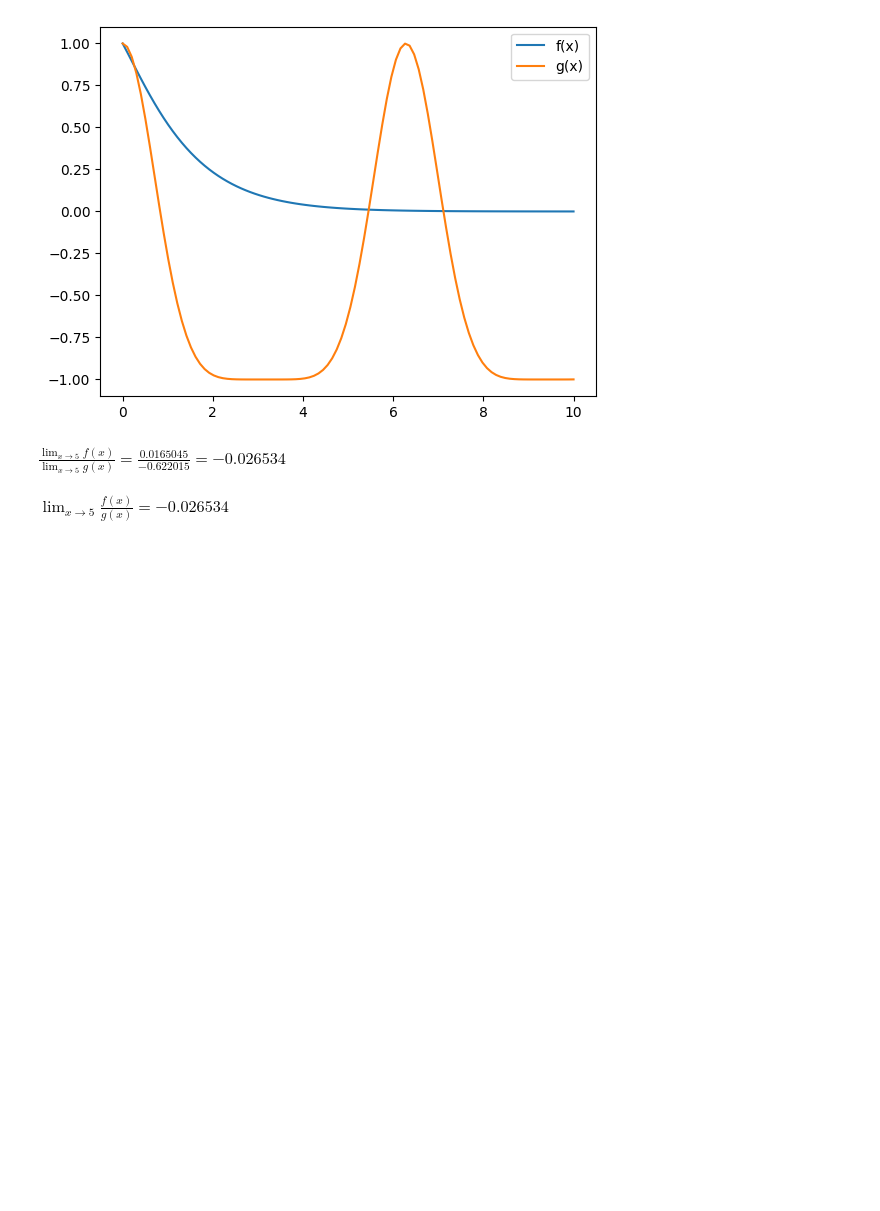
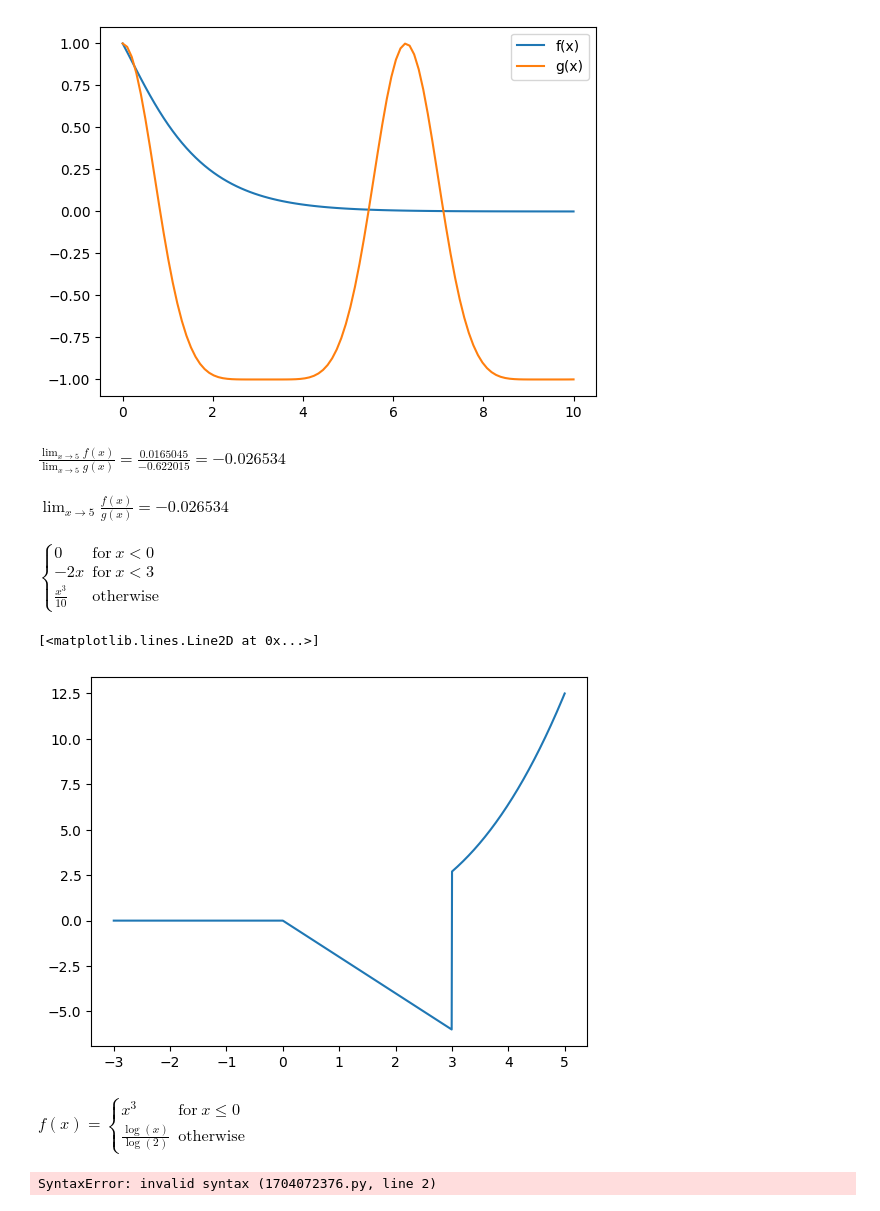
Before and after one commit to yaowenqiang/master_math_by_coding_in_python, a Jupyter notebook: calculus.ipynb, the cells around one changed output. Saved outputs shown, nothing was run; the diff lists cells and outputs as text; code cells hidden in the pictures; blank space fills up the shorter version.

Commit message:
add piecewise functions notes

```diff
--- a/calculus.ipynb
+++ b/calculus.ipynb
@@ -76,3 +76,40 @@ display(Math('\\lim_{x\\to %g} \\frac{f(x)}{g(x)} = %g'%(limit_pnt, lim_fgx)))
 # %% [output]
 $\displaystyle \frac{\lim_{x \to 5} f(x)}{\lim_{x \to 5} g(x)} = \frac{0.0165045}{-0.622015} = -0.026534$
 $\displaystyle \lim_{x\to 5} \frac{f(x)}{g(x)} = -0.026534$
+# %%
+from sympy.abc import x
+piece1 = 0
+piece2 = -2*x
+piece3 = x**3/10
+
+fx = sym.Piecewise((piece1, x<0),(piece2,(x>=0) & (x < 3)),(piece3, x>=3))
+# %%
+fx
+# %% [output]
+$\displaystyle \begin{cases} 0 & \text{for}\: x < 0 \\- 2 x & \text{for}\: x < 3 \\\frac{x^{3}}{10} & \text{otherwise} \end{cases}$
+# %%
+fxx = sym.lambdify(x,fx)
+
+xx = np.linspace(-3,5, 1234)
+plt.plot(xx,fxx(xx))
+# %% [output]
+[<matplotlib.lines.Line2D at 0x...>]
+[figure, added]
+# %%
+x = sym.symbols('x')
+f1 = x**3
+f2 = sym.log(x,2)
+xx = np.linspace(-3,5, 1234)
+fx = sym.Piecewise((f1,x<=0),(f2, x>0))
+display(Math('f(x) = ' + sym.latex(fx)))
+# %% [output]
+$\displaystyle f(x) = \begin{cases} x^{3} & \text{for}\: x \leq 0 \\\frac{\log{\left(x \right)}}{\log{\left(2 \right)}} & \text{otherwise} \end{cases}$
+# %%
+fxx =sym.lambdify(x,fx)
+widht plt.xkcd():
+    plt.plot(xx,fxx(xx))
+    plt.xlim([-2,2])
+    plt.ylim([-10,3])
+plt.show()
+# %% [output]
+SyntaxError: invalid syntax (1704072376.py, line 2)
```
Also changed, not shown: 1 other file.
